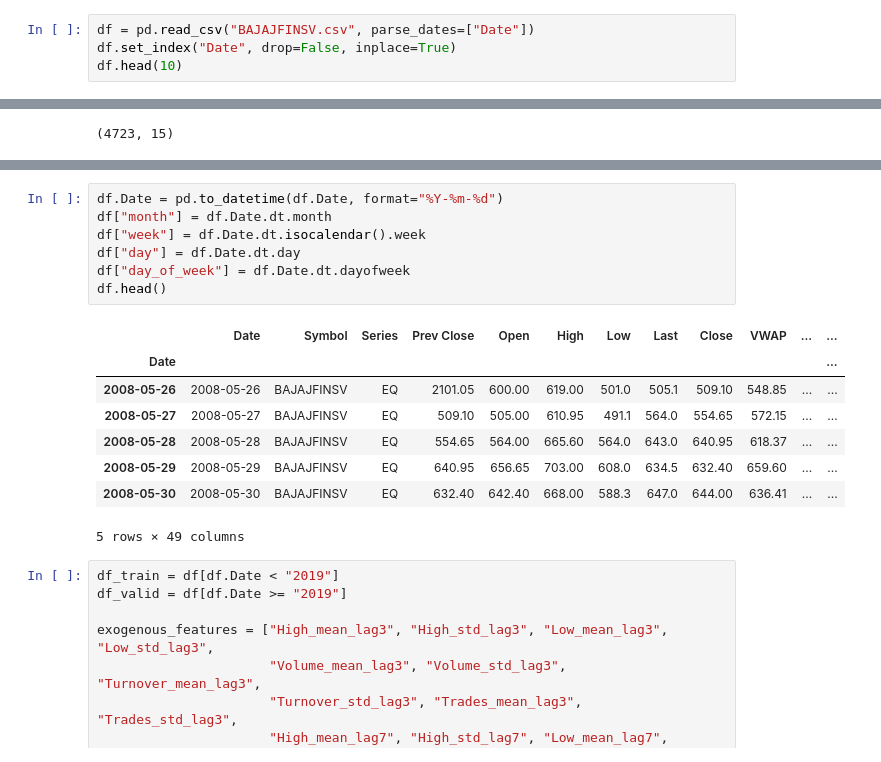
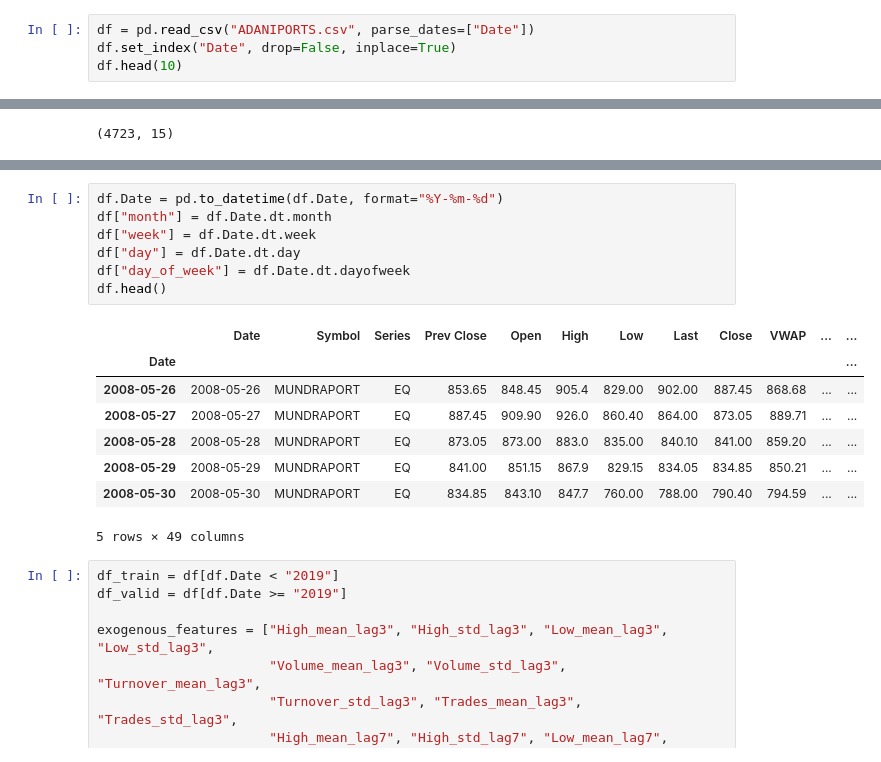
Before and after one commit to cteplovs/rossplustech-python, a Jupyter notebook: 05_Time_Series_Analysis.ipynb, the cells around one changed output, grey strips where cells are left out. Drawn from its saved outputs; the diff is of its cells as text.

```diff
--- a/05_Time_Series_Analysis.ipynb
+++ b/05_Time_Series_Analysis.ipynb
@@ -31,7 +31,7 @@ Requirement already satisfied: six>=1.5 in /Users/cteplovs/mambaforge/envs/model
 Requirement already satisfied: threadpoolctl>=2.0.0 in /Users/cteplovs/mambaforge/envs/models/lib/python3.9/site-packages (from scikit-learn>=0.22->pmdarima) (2.2.0)
 Requirement already satisfied: patsy>=0.5 in /Users/cteplovs/mambaforge/envs/models/lib/python3.9/site-packages (from statsmodels!=0.12.0,>=0.11->pmdarima) (0.5.1)
 # %%
-df = pd.read_csv("BAJAJFINSV.csv", parse_dates=["Date"])
+df = pd.read_csv("ADANIPORTS.csv", parse_dates=["Date"])
 df.set_index("Date", drop=False, inplace=True)
 df.head(10)
 # %% [output]
@@ -126,18 +126,18 @@ df.head()
 # %%
 df.Date = pd.to_datetime(df.Date, format="%Y-%m-%d")
 df["month"] = df.Date.dt.month
-df["week"] = df.Date.dt.isocalendar().week
+df["week"] = df.Date.dt.week
 df["day"] = df.Date.dt.day
 df["day_of_week"] = df.Date.dt.dayofweek
 df.head()
 # %% [output]
 |  | Date | Symbol | Series | Prev Close | Open | High | Low | Last | Close | VWAP | ... | ... |
 | Date |  |  |  |  |  |  |  |  |  |  |  | ... |
-| 2008-05-26 | 2008-05-26 | BAJAJFINSV | EQ | 2101.05 | 600.00 | 619.00 | 501.0 | 505.1 | 509.10 | 548.85 | ... | ... |
-| 2008-05-27 | 2008-05-27 | BAJAJFINSV | EQ | 509.10 | 505.00 | 610.95 | 491.1 | 564.0 | 554.65 | 572.15 | ... | ... |
-| 2008-05-28 | 2008-05-28 | BAJAJFINSV | EQ | 554.65 | 564.00 | 665.60 | 564.0 | 643.0 | 640.95 | 618.37 | ... | ... |
-| 2008-05-29 | 2008-05-29 | BAJAJFINSV | EQ | 640.95 | 656.65 | 703.00 | 608.0 | 634.5 | 632.40 | 659.60 | ... | ... |
-| 2008-05-30 | 2008-05-30 | BAJAJFINSV | EQ | 632.40 | 642.40 | 668.00 | 588.3 | 647.0 | 644.00 | 636.41 | ... | ... |
+| 2008-05-26 | 2008-05-26 | MUNDRAPORT | EQ | 853.65 | 848.45 | 905.4 | 829.00 | 902.00 | 887.45 | 868.68 | ... | ... |
+| 2008-05-27 | 2008-05-27 | MUNDRAPORT | EQ | 887.45 | 909.90 | 926.0 | 860.40 | 864.00 | 873.05 | 889.71 | ... | ... |
+| 2008-05-28 | 2008-05-28 | MUNDRAPORT | EQ | 873.05 | 873.00 | 883.0 | 835.00 | 840.10 | 841.00 | 859.20 | ... | ... |
+| 2008-05-29 | 2008-05-29 | MUNDRAPORT | EQ | 841.00 | 851.15 | 867.9 | 829.15 | 834.05 | 834.85 | 850.21 | ... | ... |
+| 2008-05-30 | 2008-05-30 | MUNDRAPORT | EQ | 834.85 | 843.10 | 847.7 | 760.00 | 788.00 | 790.40 | 794.59 | ... | ... |
 5 rows × 49 columns
 # %%
 df_train = df[df.Date < "2019"]
```
Also changed, not shown: parts of 13 cells of this notebook.
